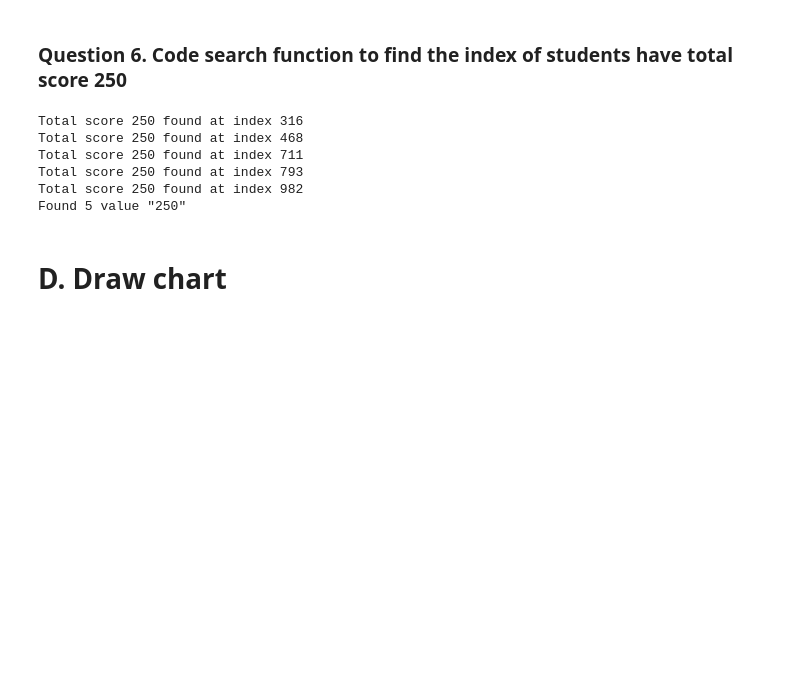
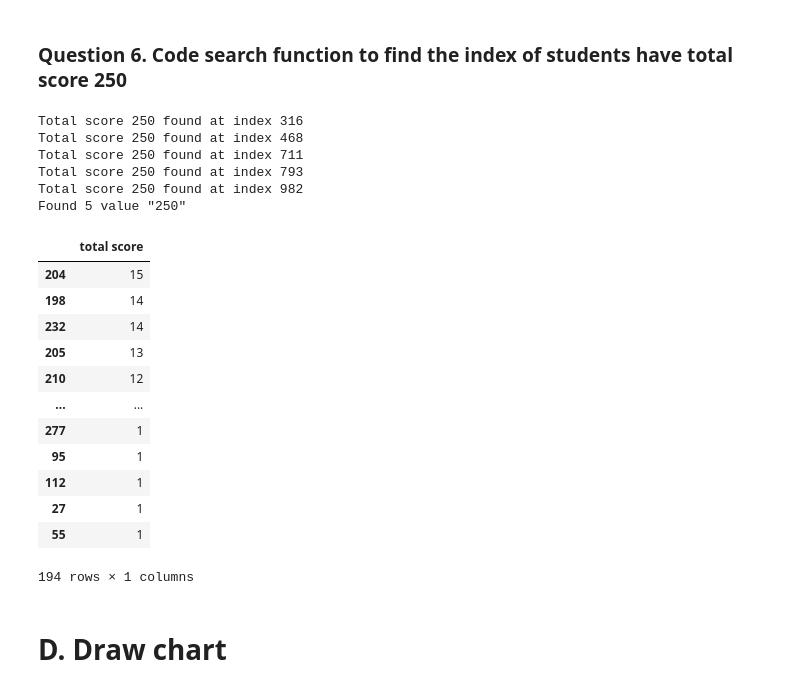
Before and after one commit to AlexGamer29/Final-Project---Intro-to-CS, a Jupyter notebook: Final_project.ipynb, the cells around one changed output. Drawn from its saved outputs; the diff is of its cells as text; code cells hidden in the pictures; blank space fills up the shorter version.

```diff
--- a/Final_project.ipynb
+++ b/Final_project.ipynb
@@ -302,6 +302,22 @@ Total score 250 found at index 711
 Total score 250 found at index 793
 Total score 250 found at index 982
 Found 5 value "250"
+# %%
+df['total score'].value_counts().to_frame()
+# %% [output]
+|  | total score |
+| 204 | 15 |
+| 198 | 14 |
+| 232 | 14 |
+| 205 | 13 |
+| 210 | 12 |
+| ... | ... |
+| 277 | 1 |
+| 95 | 1 |
+| 112 | 1 |
+| 27 | 1 |
+| 55 | 1 |
+194 rows × 1 columns
 # %% [markdown]
 # D. Draw chart
 # %%
```
Also changed, not shown: 1 other file.
